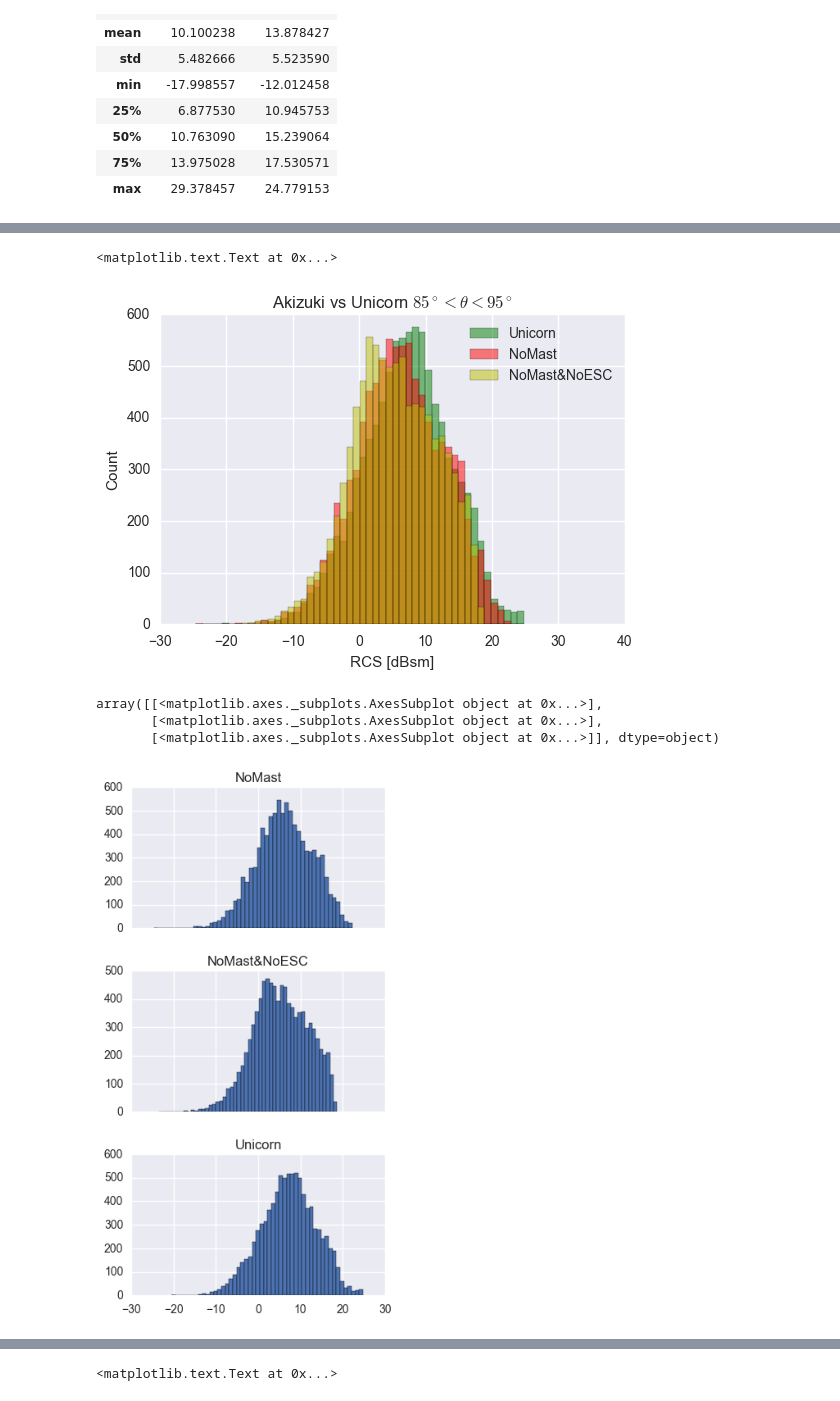
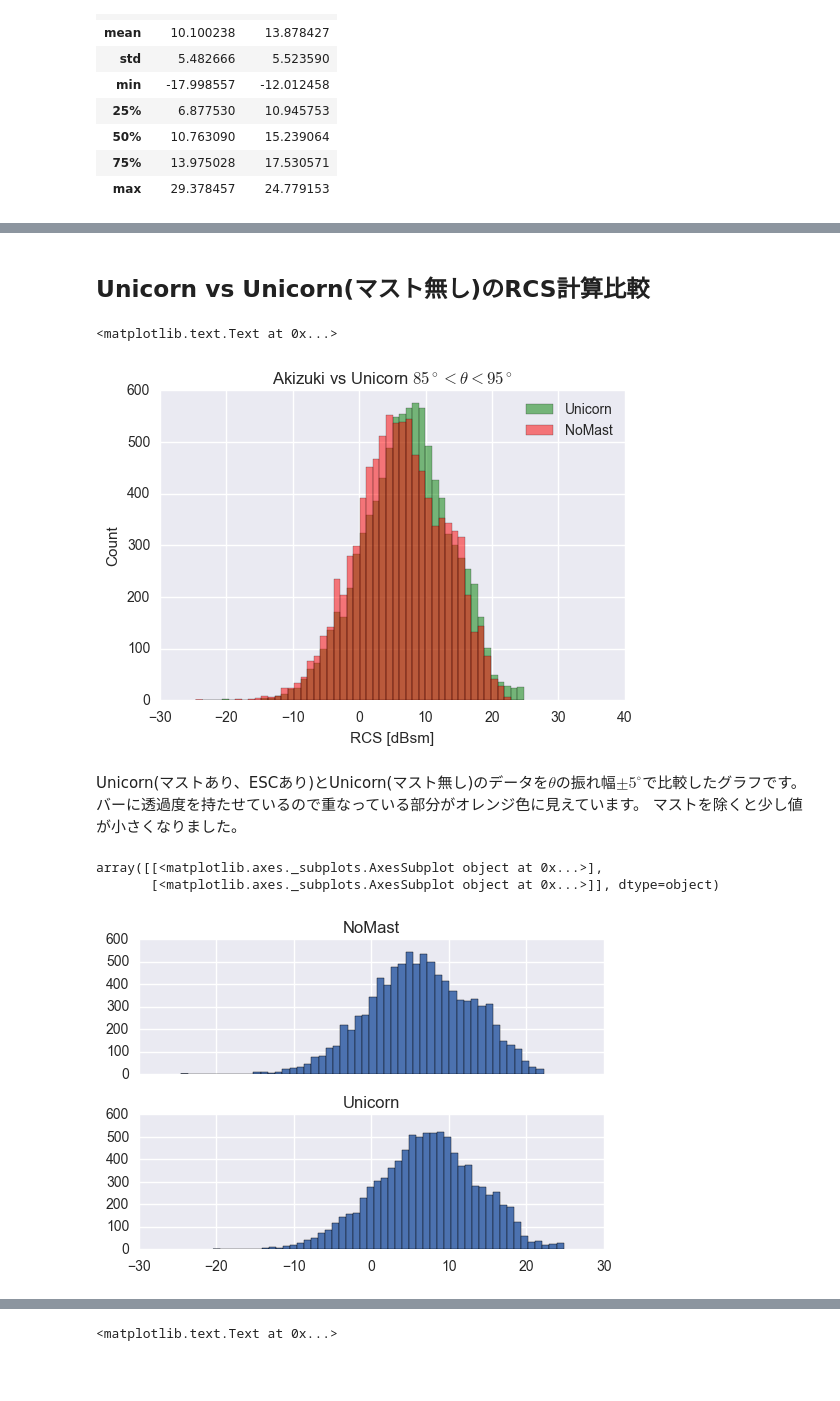
Before and after one commit to u1and0/PlotFEKO, a Jupyter notebook: plot_histgram.ipynb, the cells around one changed output, grey strips where cells are left out. Drawn from its saved outputs; the diff is of its cells as text; code cells hidden in the pictures; blank space fills up the shorter version.

```diff
--- a/plot_histgram.ipynb
+++ b/plot_histgram.ipynb
@@ -1014,17 +1111,22 @@ def merge(df1, df2, name1, name2):
+# %% [markdown]
+## Unicorn vs Unicorn(マスト無し)のRCS計算比較
 # %%
-deg5 = merge([df_uni['rcs_d'], df_uni_wo_mast['rcs_d'],df_uni_wo_mast_esc['rcs_d']], ['Unicorn', 'NoMast','NoMast&NoESC'])
-fig = deg5.plot(y=deg5.columns[:], bins=50, kind='hist', alpha=0.5 ,color=('g','r','y'))
+deg5 = merge([df_uni['rcs_d'], df_uni_wo_mast['rcs_d']], ['Unicorn', 'NoMast'])
+fig = deg5.plot(y=deg5.columns[:], bins=50, kind='hist', alpha=0.5 ,color=('g','r'))
 fig.set_xlabel('RCS [dBsm]')
 fig.set_ylabel('Count')
 fig.set_xlim([-30,40])
 fig.set_title('Akizuki vs Unicorn $85^\circ < \\theta < 95^\circ$')
 # %% [output]
 <matplotlib.text.Text at 0x...>
-[figure, old version]
+[figure, new version]
+# %% [markdown]
+Unicorn(マストあり、ESCあり)とUnicorn(マスト無し)のデータを$\theta$の振れ幅$\pm5^\circ$で比較したグラフです。
+バーに透過度を持たせているので重なっている部分がオレンジ色に見えています。
+マストを除くと少し値が小さくなりました。
 # %%
- deg5.hist(bins=50, sharex=True, layout=(3,1), figsize=(4,8))
+ deg5.hist(bins=50, sharex=True, layout=(2,1))
 # %% [output]
 array([[<matplotlib.axes._subplots.AxesSubplot object at 0x...>],
-       [<matplotlib.axes._subplots.AxesSubplot object at 0x...>],
        [<matplotlib.axes._subplots.AxesSubplot object at 0x...>]], dtype=object)
-[figure, old version]
+[figure, new version]
```
Also changed, not shown: parts of 38 cells of this notebook.
